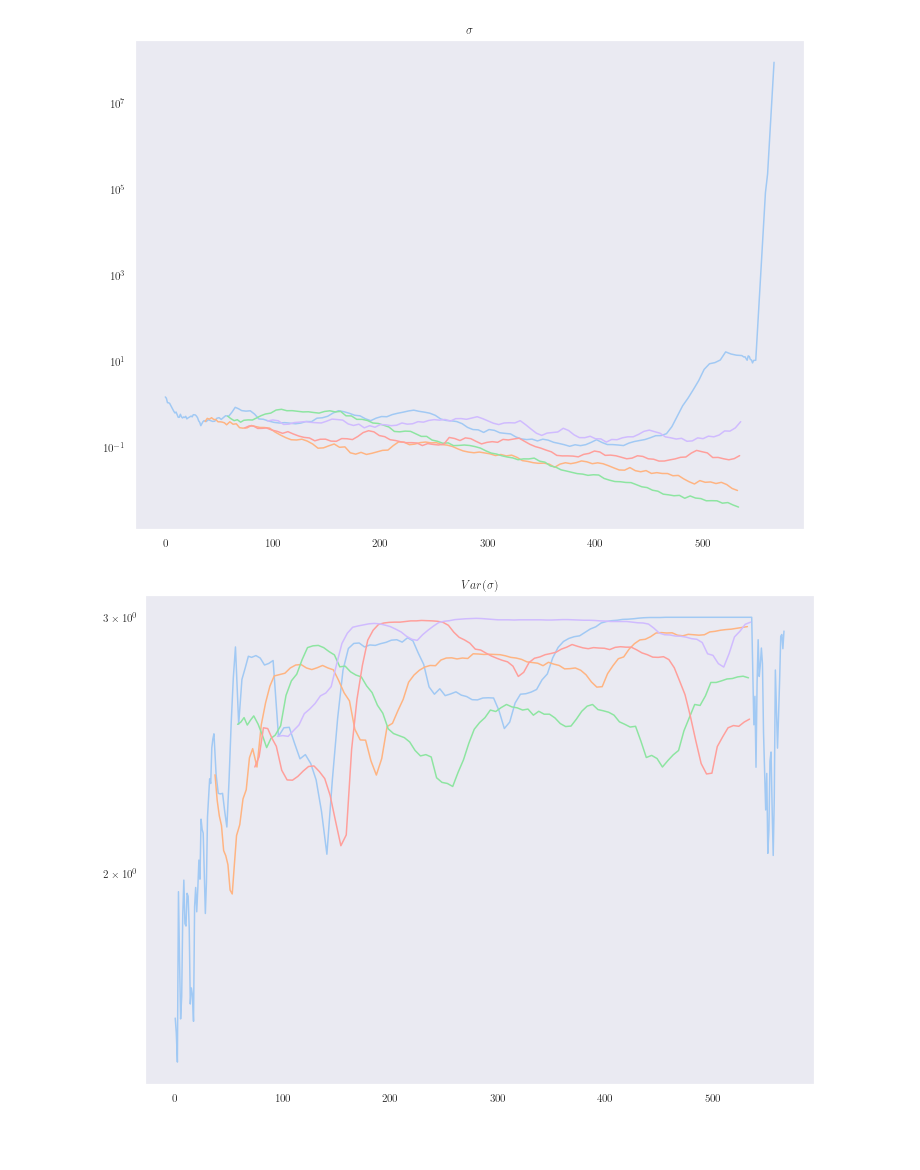
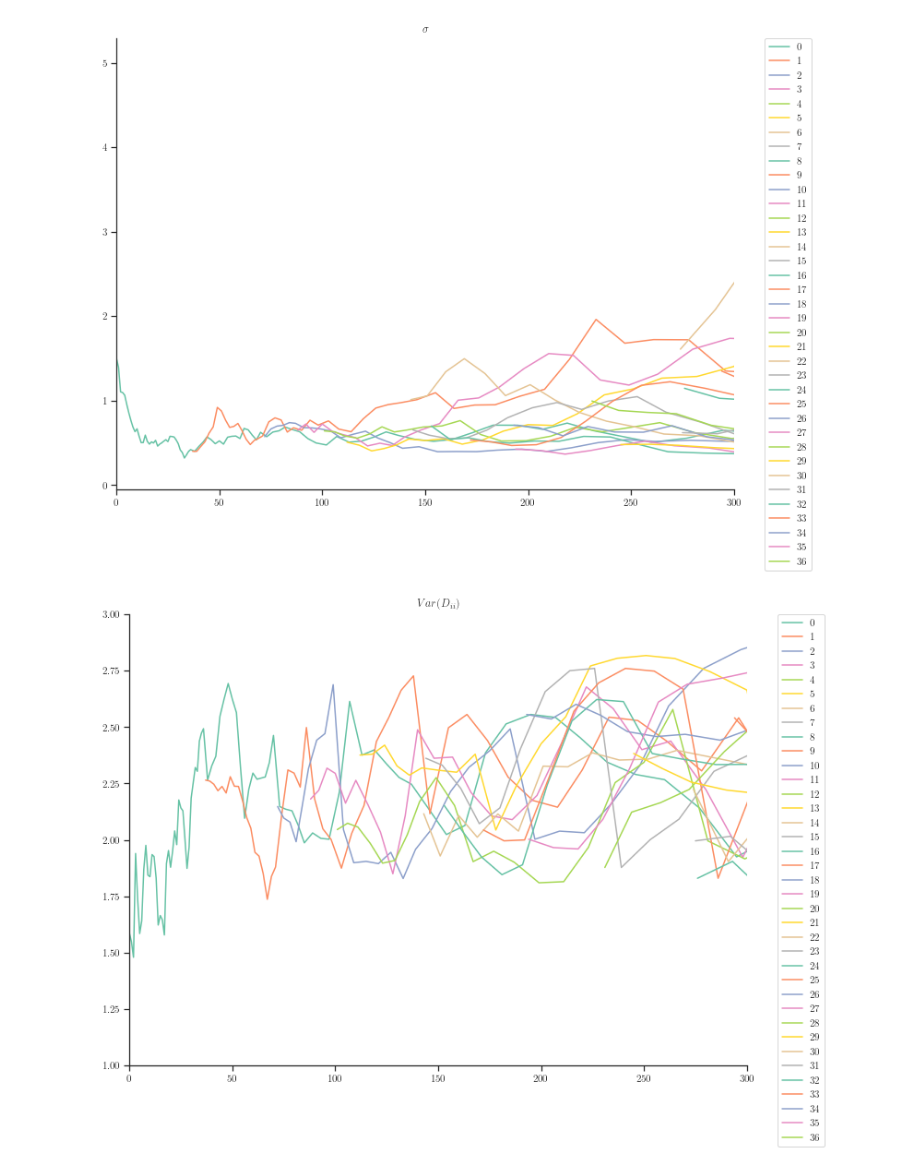
Before and after one commit to morris-frank/adaptive_splitting_cma-es, a Jupyter notebook: CSVPlot.ipynb, the cells around one changed output. Cells and saved outputs as stored; diff of their text form; code cells hidden in the pictures; blank space fills up the shorter version.

```diff
--- a/CSVPlot.ipynb
+++ b/CSVPlot.ipynb
@@ -5,30 +5,30 @@ import numpy as np
 import matplotlib.pyplot as plt
 sns.set()
 sns.set_context('notebook')
-sns.set_style('dark')
-sns.set_palette('pastel')
+sns.set_style('ticks')
+sns.set_palette('Set2')
 plt.rc('text', usetex=True)
 plt.rc('font', family='serif')
 plt.rcParams["figure.figsize"] = [12, 9]
 # %%
 fn = 'test.csv'
-D = ['D_' + str(i) for i in range(10)]
-columns = ['Tribe', 'Eval', 'fitness', 'sigma', 'p(max)']
-plot_names = ['Fitness', '$\sigma$', '$Var(\sigma)$']
+D = ['D' + str(i) for i in range(10)] + ['Dmean']
+columns = ['Tribe', 'Eval', 'fitness', 'sigma', 'var_max', 'dist_to_parent']
+plot_names = ['$\text{max Fitness in }g_i$', '$\sigma$', '$Var(D_{ii})$', '$|mean - mean_p|$']
 df = pd.read_csv(fn, names=columns + D, skipfooter=2, engine='python')
-single_tribe = len(df.Tribe.unique()) == 1
-single_tribe = False
 # %%
-if single_tribe:
+for idx, column in enumerate(columns[2:]):
     fig = plt.figure()
-for idx, column in enumerate(columns[2:]):
-    if single_tribe:
-        ax = fig.add_subplot(2,2,idx + 1)
-    else:
-        fig = plt.figure()
-        ax = plt.gca()
-    #if column == 'fitness':
-    #    ax.set_ylim([9.5,10])
-    ax.set_yscale('log')
+    ax = plt.gca()
+    if column == 'var_max':
+        ax.set_ylim([1,3])
+    elif column == 'fitness':
+        ax.set_ylim([1,9.5])
+    elif column == 'dist_to_parent':
+        ax.set_ylim([0,.2])
+    ax.set_xlim([0,300])
+    #ax.set_yscale('log')
     df.groupby('Tribe')[column].plot(title=plot_names[idx], ax=ax)
+    plt.legend(bbox_to_anchor=(1.05, 1), loc=2, borderaxespad=0.)
+    sns.despine()
 # %% [output]
@@ -36,2 +36,2 @@ for idx, column in enumerate(columns[2:]):
-[figure, old version]
+[figure, new version]
-[figure, old version]
+[figure, new version]
```
Also changed, not shown: parts of 2 cells of this notebook.
